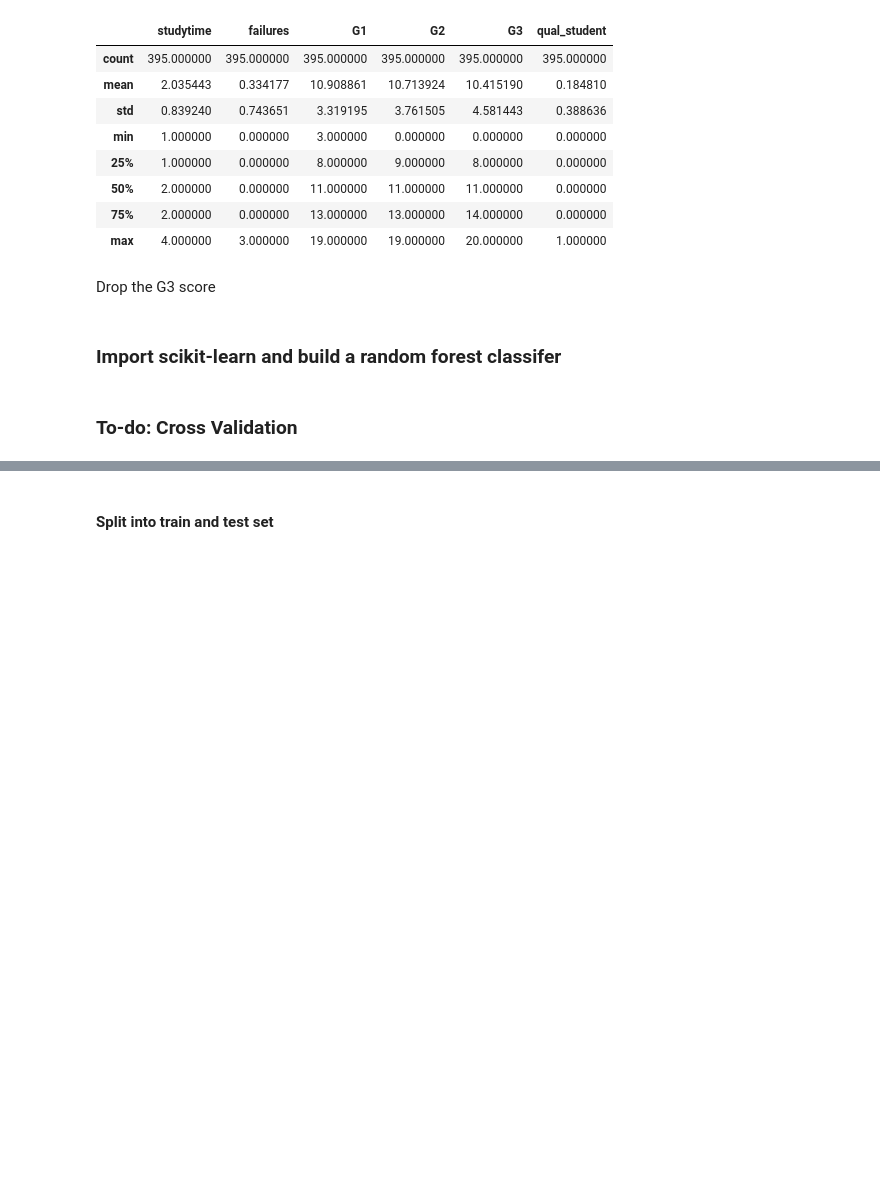
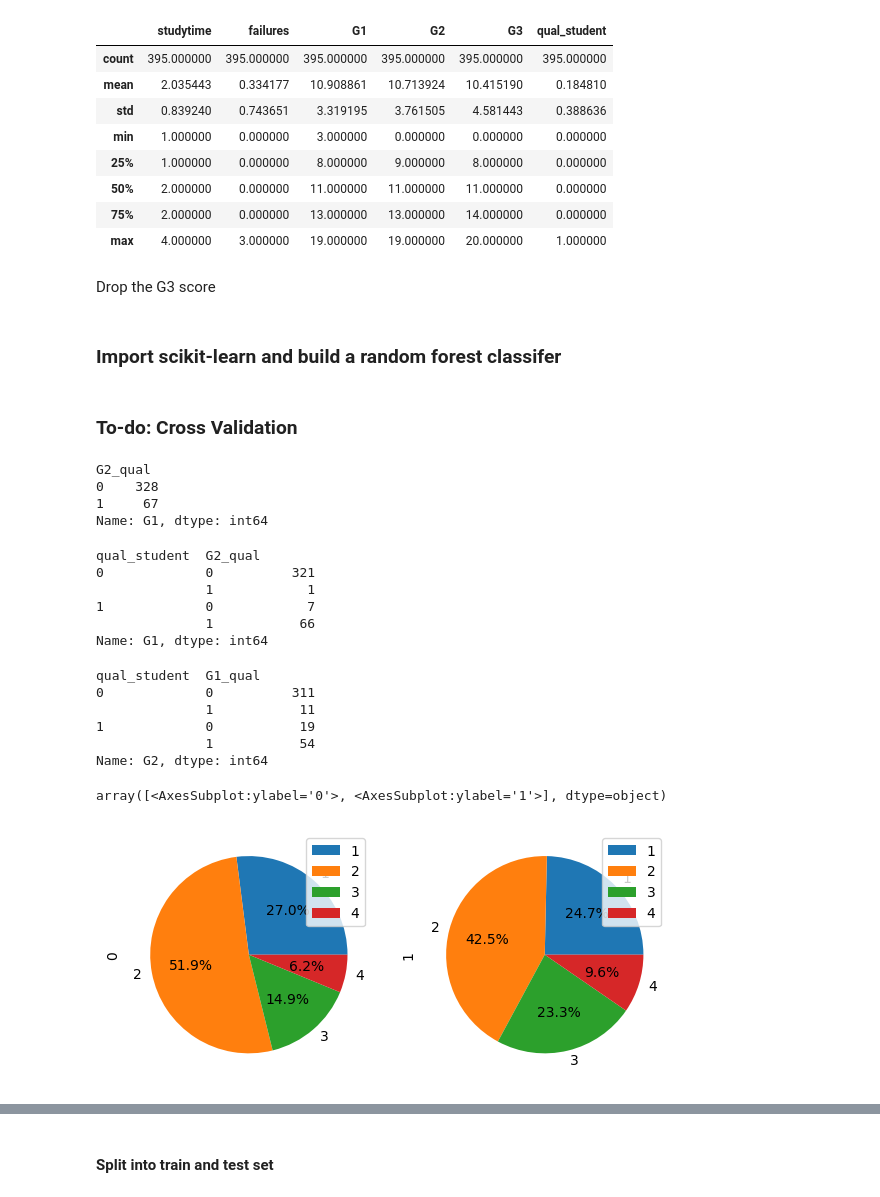
Before and after one commit to CMU-313/fall-22-hw4-4bees, a Jupyter notebook: model_build.ipynb, the cells around one changed output, grey strips where cells are left out. Drawn from its saved outputs; the diff is of its cells as text; code cells hidden in the pictures; blank space fills up the shorter version.

Commit message:
generate model feature distribution graphs

```diff
--- a/model_build.ipynb
+++ b/model_build.ipynb
@@ -93,3 +93,44 @@ from sklearn.ensemble import RandomForestClassifier as rf
 dependent_variable = 'qual_student'
 x = df[df.columns.difference([dependent_variable])]
 y = df[dependent_variable]
+# %%
+df['G2_qual'] = np.where(df['G2']>=15, 1, 0)
+df.groupby(['G2_qual']).count()['G1']
+# %% [output]
+G2_qual
+0    328
+1     67
+Name: G1, dtype: int64
+# %%
+
+df.groupby(['qual_student','G2_qual']).count()['G1']
+# %% [output]
+qual_student  G2_qual
+0             0          321
+              1            1
+1             0            7
+              1           66
+Name: G1, dtype: int64
+# %%
+df['G1_qual'] = np.where(df['G1']>=15, 1, 0)
+df.groupby(['qual_student','G1_qual']).count()['G2']
+# %% [output]
+qual_student  G1_qual
+0             0          311
+              1           11
+1             0           19
+              1           54
+Name: G2, dtype: int64
+# %%
+#df['study_qual'] = np.where(df['studytime']>=3, 1, 0)
+df.groupby(['qual_student','studytime']).count()['G2'].unstack(level=0).plot(
+    kind='pie',
+    stacked=False,
+    subplots=True,
+    autopct='%1.1f%%',
+    figsize=(7, 7),
+    legend=True,
+    )
+# %% [output]
+array([<AxesSubplot:ylabel='0'>, <AxesSubplot:ylabel='1'>], dtype=object)
+[figure, added]
```
Also changed, not shown: parts of 6 cells of this notebook.
